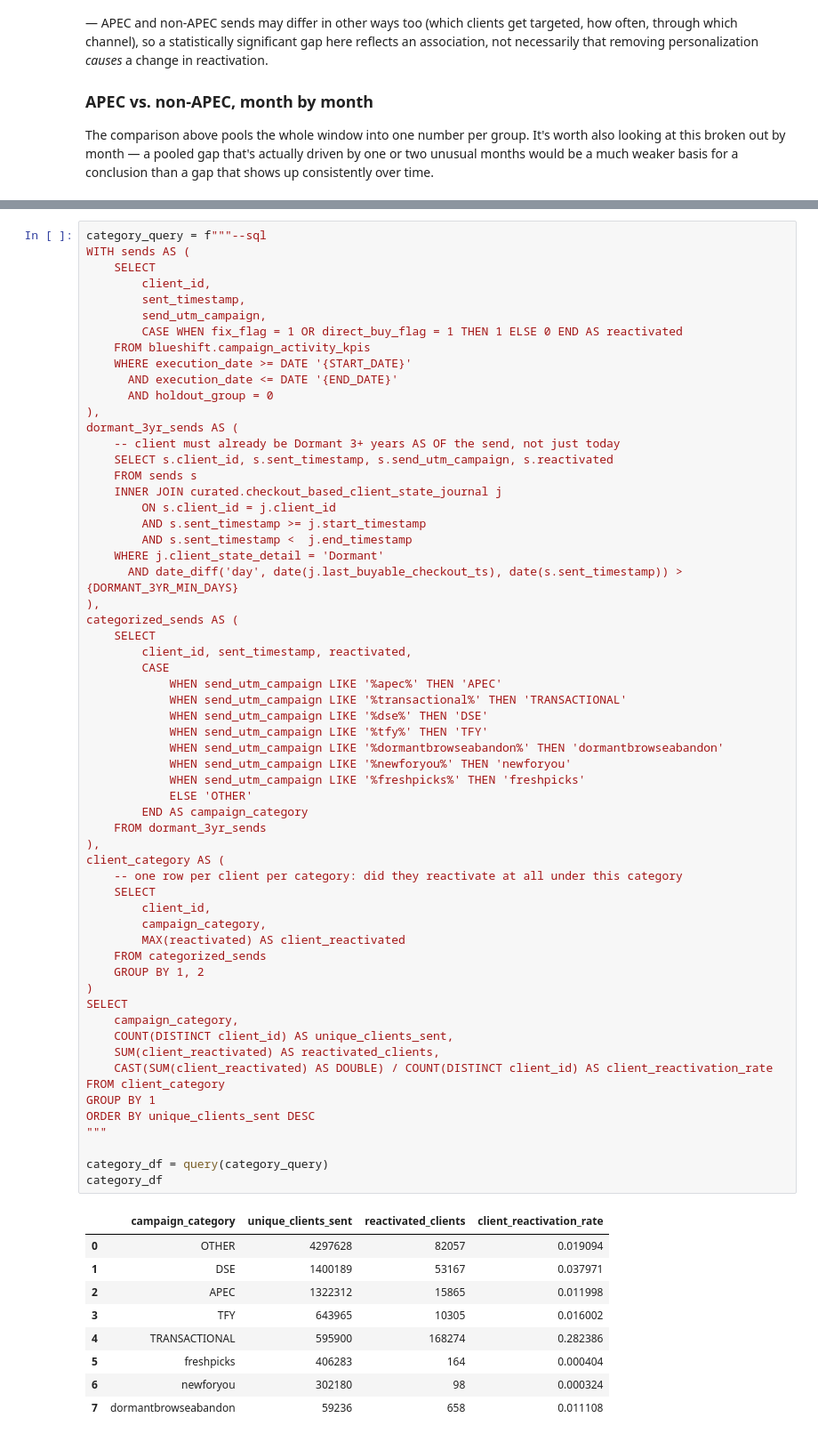
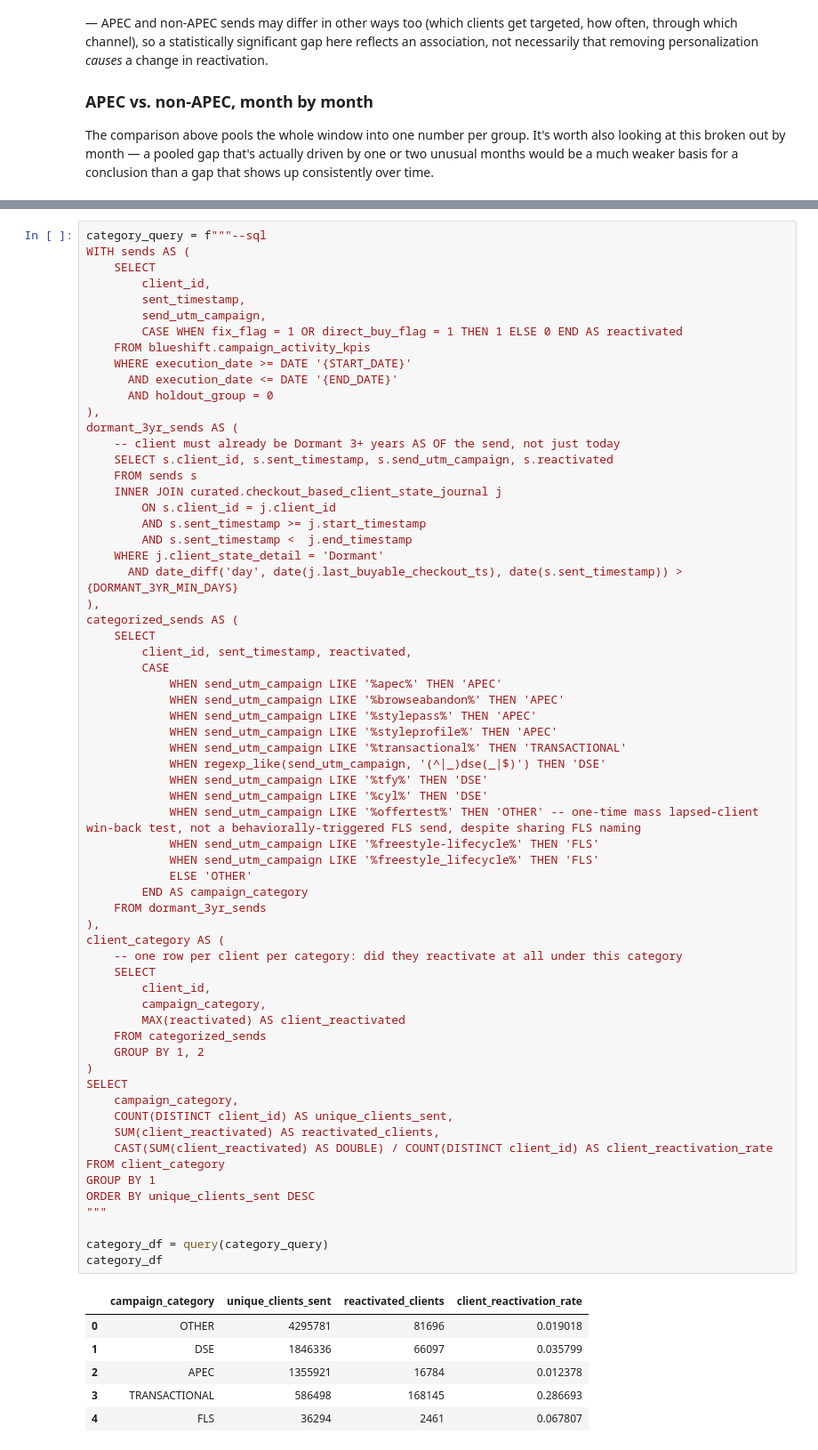
Before and after one commit to sfoyola/sao-sfix-ds, a Jupyter notebook: exp_apec_latent_style_analysis/personalization_impact_v1.ipynb, the cells around one changed output, grey strips where cells are left out. Shown at 89% size. Cells and saved outputs as stored; diff of their text form.

```diff
--- a/exp_apec_latent_style_analysis/personalization_impact_v1.ipynb
+++ b/exp_apec_latent_style_analysis/personalization_impact_v1.ipynb
@@ -344,47 +351,48 @@ categorized_sends AS (
         client_id, sent_timestamp, reactivated,
         CASE
             WHEN send_utm_campaign LIKE '%apec%' THEN 'APEC'
+            WHEN send_utm_campaign LIKE '%browseabandon%' THEN 'APEC'
+            WHEN send_utm_campaign LIKE '%stylepass%' THEN 'APEC'
+            WHEN send_utm_campaign LIKE '%styleprofile%' THEN 'APEC'
             WHEN send_utm_campaign LIKE '%transactional%' THEN 'TRANSACTIONAL'
-            WHEN send_utm_campaign LIKE '%dse%' THEN 'DSE'
-            WHEN send_utm_campaign LIKE '%tfy%' THEN 'TFY'
-            WHEN send_utm_campaign LIKE '%dormantbrowseabandon%' THEN 'dormantbrowseabandon'
-            WHEN send_utm_campaign LIKE '%newforyou%' THEN 'newforyou'
-            WHEN send_utm_campaign LIKE '%freshpicks%' THEN 'freshpicks'
+            WHEN regexp_like(send_utm_campaign, '(^|_)dse(_|$)') THEN 'DSE'
+            WHEN send_utm_campaign LIKE '%tfy%' THEN 'DSE'
+            WHEN send_utm_campaign LIKE '%cyl%' THEN 'DSE'
+            WHEN send_utm_campaign LIKE '%offertest%' THEN 'OTHER' -- one-time mass lapsed-client win-back test, not a behaviorally-triggered FLS send, despite sharing FLS naming
+            WHEN send_utm_campaign LIKE '%freestyle-lifecycle%' THEN 'FLS'
+            WHEN send_utm_campaign LIKE '%freestyle_lifecycle%' THEN 'FLS'
             ELSE 'OTHER'
         END AS campaign_category
     FROM dormant_3yr_sends
 ),
 client_category AS (
     -- one row per client per category: did they reactivate at all under this category
     SELECT
         client_id,
         campaign_category,
         MAX(reactivated) AS client_reactivated
     FROM categorized_sends
     GROUP BY 1, 2
 )
 SELECT
     campaign_category,
     COUNT(DISTINCT client_id) AS unique_clients_sent,
     SUM(client_reactivated) AS reactivated_clients,
     CAST(SUM(client_reactivated) AS DOUBLE) / COUNT(DISTINCT client_id) AS client_reactivation_rate
 FROM client_category
 GROUP BY 1
 ORDER BY unique_clients_sent DESC
 """
 
 category_df = query(category_query)
 category_df
 # %% [output]
 |  | campaign_category | unique_clients_sent | reactivated_clients | client_reactivation_rate |
-| 0 | OTHER | 4297628 | 82057 | 0.019094 |
-| 1 | DSE | 1400189 | 53167 | 0.037971 |
-| 2 | APEC | 1322312 | 15865 | 0.011998 |
-| 3 | TFY | 643965 | 10305 | 0.016002 |
-| 4 | TRANSACTIONAL | 595900 | 168274 | 0.282386 |
-| 5 | freshpicks | 406283 | 164 | 0.000404 |
-| 6 | newforyou | 302180 | 98 | 0.000324 |
-| 7 | dormantbrowseabandon | 59236 | 658 | 0.011108 |
+| 0 | OTHER | 4295781 | 81696 | 0.019018 |
+| 1 | DSE | 1846336 | 66097 | 0.035799 |
+| 2 | APEC | 1355921 | 16784 | 0.012378 |
+| 3 | TRANSACTIONAL | 586498 | 168145 | 0.286693 |
+| 4 | FLS | 36294 | 2461 | 0.067807 |
 # %%
 category_df[['ci_low', 'ci_high']] = category_df.apply(
     lambda r: pd.Series(proportion_confint(r['reactivated_clients'], r['unique_clients_sent'], alpha=ALPHA, method='wilson')),
```
Also changed, not shown: parts of 12 cells of this notebook, 5 other files.
